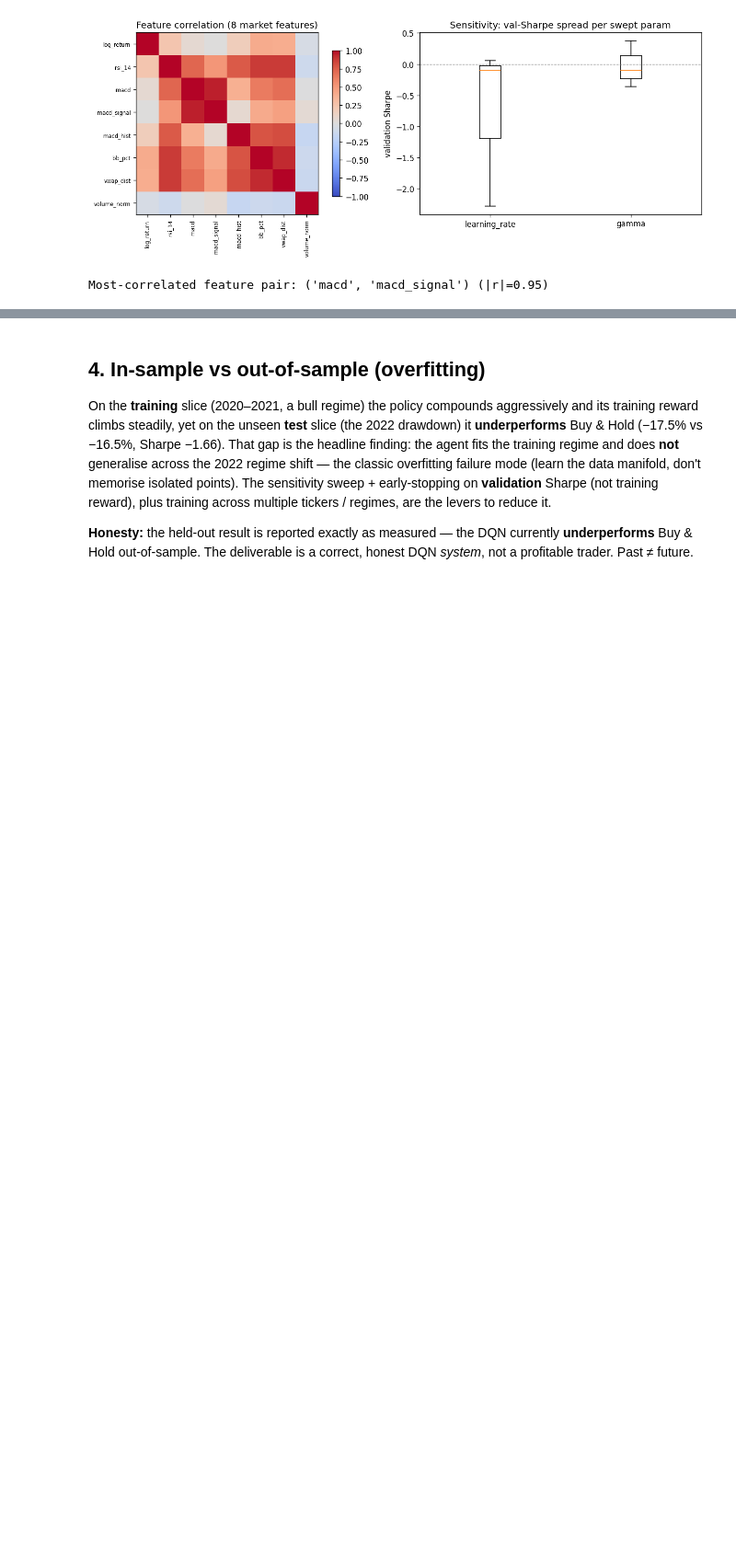
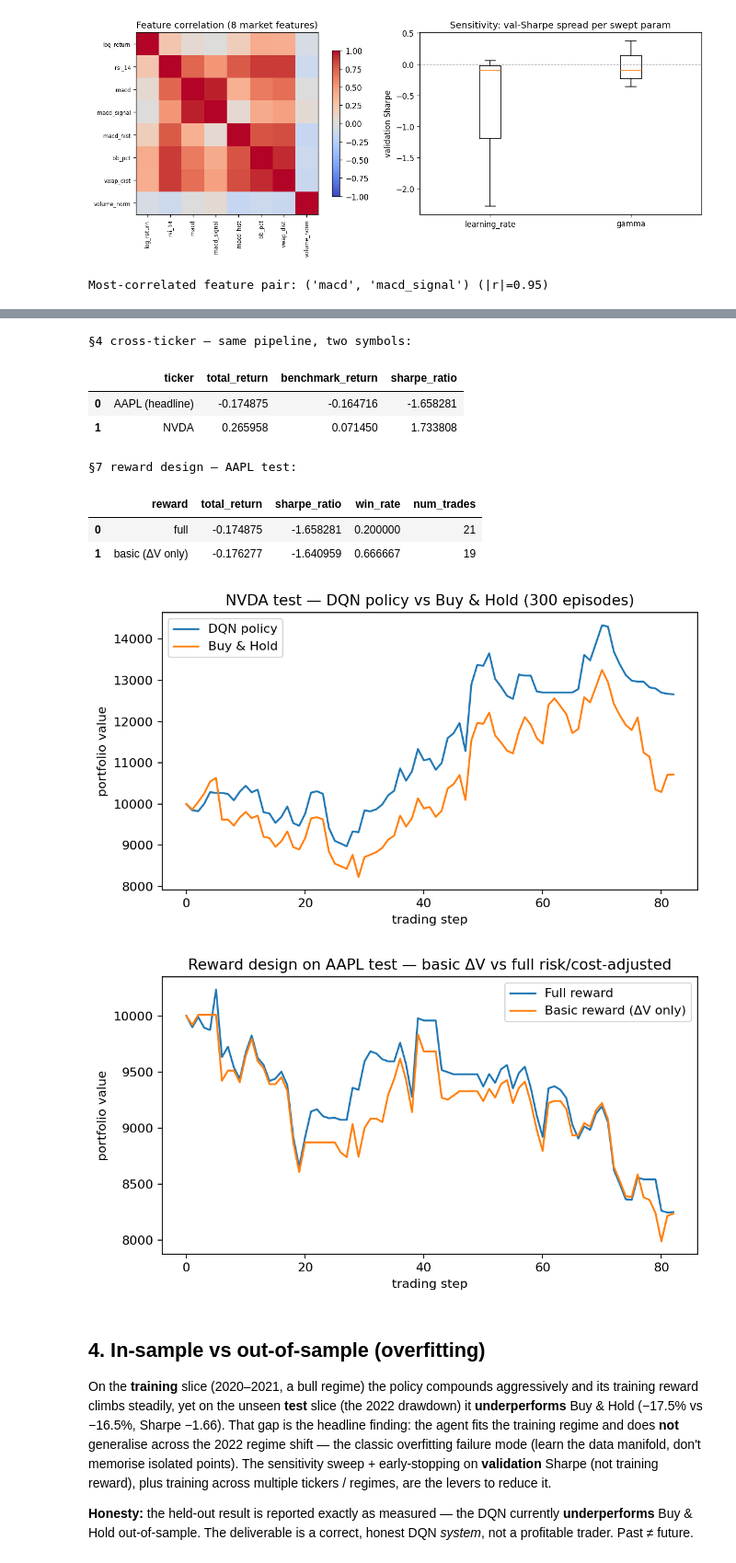
Before and after one commit to adirelm/StockTradingDQN, a Jupyter notebook: notebooks/analysis.ipynb, the cells around one changed output, grey strips where cells are left out. Shown at 92% size. Drawn from its saved outputs; the diff is of its cells as text; code cells hidden in the pictures; blank space fills up the shorter version.

```diff
--- a/notebooks/analysis.ipynb
+++ b/notebooks/analysis.ipynb
@@ -172,3 +180,29 @@ Most-correlated feature pair: ('macd', 'macd_signal') (|r|=0.95)
+# %%
+ct = json.loads((ANALYSIS / 'cross_ticker.json').read_text())
+rc = json.loads((ANALYSIS / 'reward_comparison.json').read_text())
+cross = pd.DataFrame([
+    {'ticker': 'AAPL (headline)', 'total_return': metrics['total_return'],
+     'benchmark_return': metrics['benchmark_return'], 'sharpe_ratio': metrics['sharpe_ratio']},
+    {'ticker': ct['ticker'], 'total_return': ct['metrics']['total_return'],
+     'benchmark_return': ct['metrics']['benchmark_return'], 'sharpe_ratio': ct['metrics']['sharpe_ratio']},
+])
+print('§4 cross-ticker — same pipeline, two symbols:'); display(cross)
+reward = pd.DataFrame([{'reward': 'full', **rc['full']}, {'reward': 'basic (ΔV only)', **rc['basic']}])
+print('§7 reward design — AAPL test:')
+display(reward[['reward', 'total_return', 'sharpe_ratio', 'win_rate', 'num_trades']])
+display(Image(filename=str(ANALYSIS / 'cross_ticker.png')))
+display(Image(filename=str(ANALYSIS / 'reward_comparison.png')))
+# %% [output]
+§4 cross-ticker — same pipeline, two symbols:
+|  | ticker | total_return | benchmark_return | sharpe_ratio |
+| 0 | AAPL (headline) | -0.174875 | -0.164716 | -1.658281 |
+| 1 | NVDA | 0.265958 | 0.071450 | 1.733808 |
+§7 reward design — AAPL test:
+|  | reward | total_return | sharpe_ratio | win_rate | num_trades |
+| 0 | full | -0.174875 | -1.658281 | 0.200000 | 21 |
+| 1 | basic (ΔV only) | -0.176277 | -1.640959 | 0.666667 | 19 |
+[figure, added]
+[figure, added]
 # %% [markdown]
 ## 4. In-sample vs out-of-sample (overfitting)
 
```
Also changed, not shown: parts of 2 cells of this notebook.
